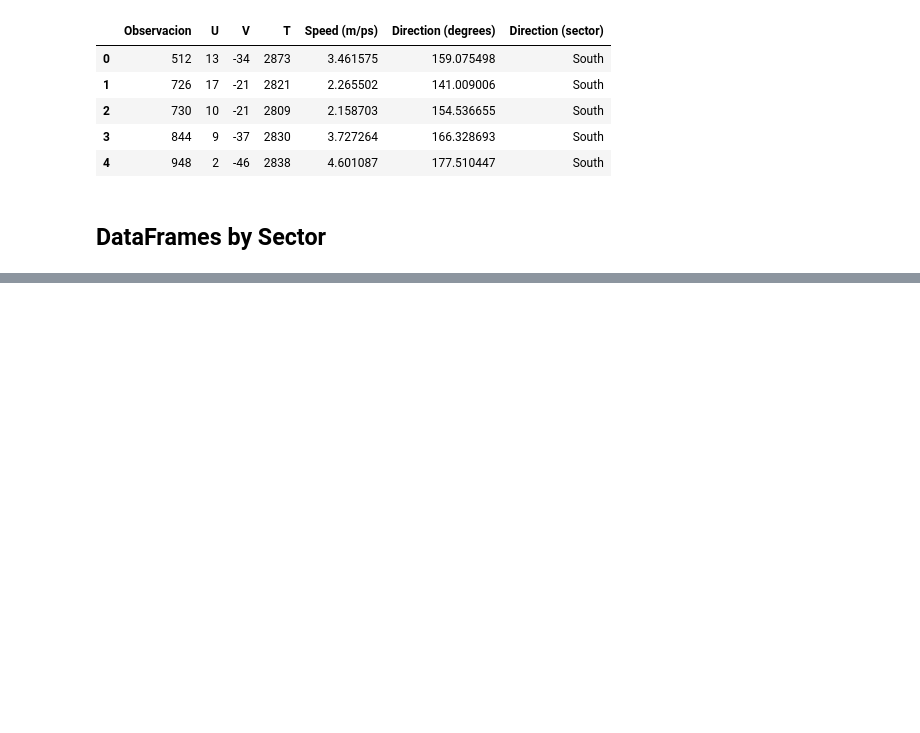
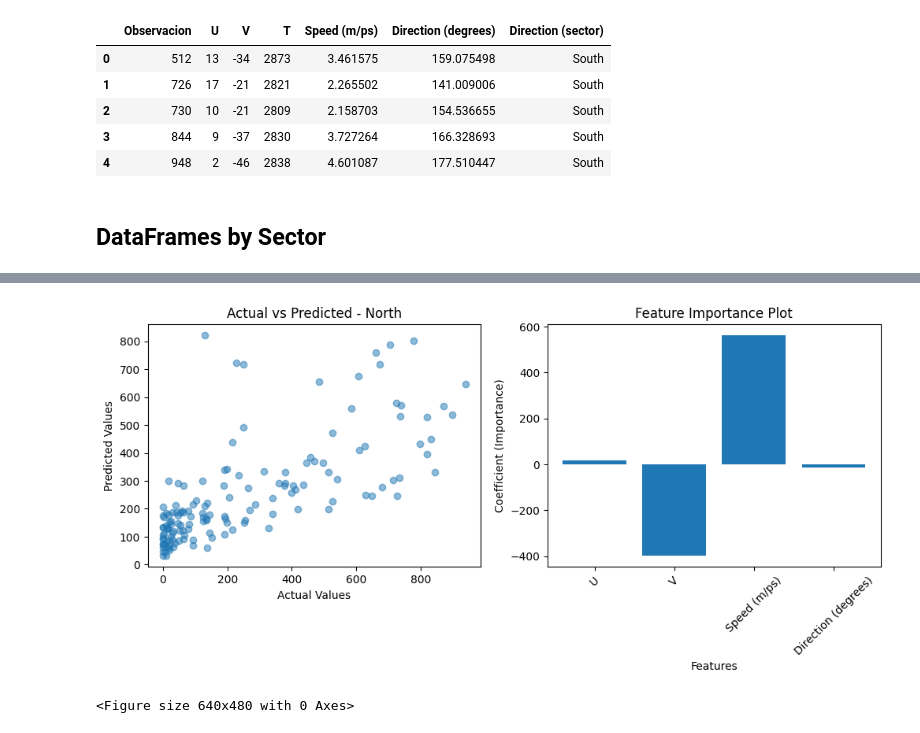
Before and after one commit to BigEd12/09-energy-prediction, a Jupyter notebook: Second.ipynb, the cells around one changed output, grey strips where cells are left out. Saved outputs shown, nothing was run; the diff lists cells and outputs as text; code cells hidden in the pictures; blank space fills up the shorter version.

```diff
--- a/Second.ipynb
+++ b/Second.ipynb
@@ -150,0 +101,6 @@ display(f'MSE North: {mse_n}')
+# %%
+lin_reg_n = LinearRegression()
+lin_reg_n.fit(X_train_n_scaled, y_train_n)
+
+display(f'Y-Intercept for north sector: {lin_reg_n.intercept_}')
+display(f'Coefficient for north sector: {lin_reg_n.coef_}')
@@ -150,0 +110,12 @@ display(f'MSE North: {mse_n}')
+# %%
+y_pred_n = lin_reg_n.predict(X_test_n_scaled)
+
+mse_n = round(mean_squared_error(y_test_n, y_pred_n), 2)
+rmse_n = round(np.sqrt(mse_n), 2)
+mae_n = round(np.mean(np.abs(y_test_n - y_pred_n)), 2)
+r2_n = round(r2_score(y_test_n, y_pred_n), 4)
+
+display(f'MSE: {mse_n}')
+display(f'RMSE: {rmse_n}')
+display(f'MAE: {mae_n}')
+display(f'R-squared: {r2_n}')
@@ -150,0 +127,30 @@ display(f'MSE North: {mse_n}')
+# %%
+errors_multi_n = [mse_n, mae_n]
+residuals_n = y_test_n - y_pred_n
+
+plt.figure(figsize=(12, 4))
+
+plt.subplot(121)
+plt.scatter(y_test_n, y_pred_n, alpha=0.5)
+plt.title('Actual vs Predicted - North')
+plt.xlabel('Actual Values')
+plt.ylabel('Predicted Values')
+
+x_range = np.linspace(min(y_test_n), max(y_test_n), 100)  # Create a range of x values
+regression_line = x_range  # Replace this with your actual regression equation
+plt.plot(x_range, regression_line, color='red')
+feature_importance_n = lin_reg_n.coef_
+
+plt.subplot(122)
+plt.bar(X_n_df.columns, feature_importance_n)
+plt.title('Feature Importance Plot')
+plt.xlabel('Features')
+plt.ylabel('Coefficient (Importance)')
+plt.xticks(rotation=45)
+plt.show()
+
+plt.tight_layout()
+plt.show()
+# %% [output]
+[figure, added]
+<Figure size 640x480 with 0 Axes>
```
Also changed, not shown: parts of 17 cells of this notebook, 9 other files.
